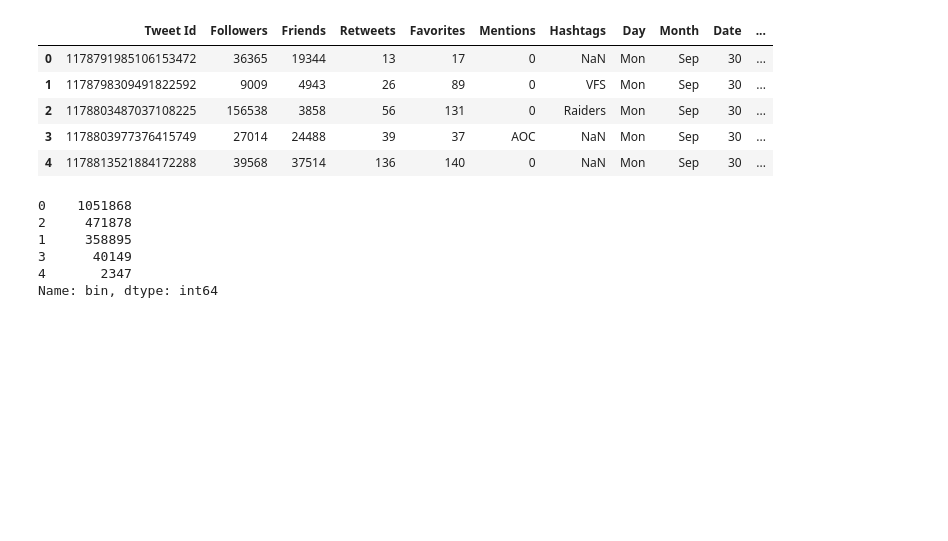
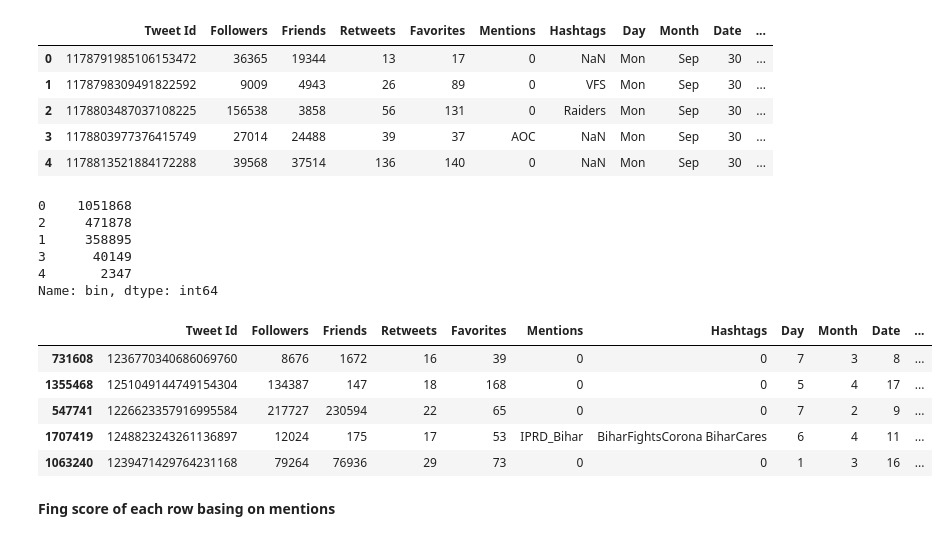
Before and after one commit to korupalli/ML-Project, a Jupyter notebook: balancing.ipynb, the cells around one changed output. Drawn from its saved outputs; the diff is of its cells as text; code cells hidden in the pictures; blank space fills up the shorter version.

Commit message:
Created 4 new columns basing on mentions and hashtags

```diff
--- a/balancing.ipynb
+++ b/balancing.ipynb
@@ -48,3 +49,34 @@ df_class_2_under = df_class_2.sample(2347)
 df_class_3_under = df_class_3.sample(2347)
 # %%
 df = pd.concat([df_class_0_under, df_class_1_under,df_class_2_under,df_class_3_under, df_class_4], axis=0)
+# %%
+frame = df
+# %%
+month_map={'Jan':1, 'Feb':2, 'Mar':3, 'Apr':4, 'May':5, 'Jun':6, 'Jul':7, 'Aug':8, 'Sep':9, 'Oct':10, 'Nov':11 , 'Dec':12}
+frame.Month = frame.Month.map(month_map)
+
+day_map={'Mon':1, 'Tue':2, 'Wed':3, 'Thu':4, 'Fri':5, 'Sat':6, 'Sun':7}
+frame.Day = frame.Day.map(day_map)
+
+frame.Month = frame.Month.astype(np.object)
+frame.Day = frame.Day.astype(np.object)
+frame.Date = frame.Date.astype(np.object)
+frame.Time = frame.Time.astype(np.object)
+frame.Year = frame.Year.astype(np.object)
+
+frame.Mentions.replace(np.NaN,0,inplace=True)
+frame['Mentions_count'] = frame.Mentions.apply(lambda x:0 if x==0 else len(x.split()))
+
+frame.Hashtags.replace(np.NaN,0,inplace=True)
+frame['Hashtags_count'] = frame.Hashtags.apply(lambda x:0 if x==0 else len(x.split()))
+# %%
+frame.head()
+# %% [output]
+|  | Tweet Id | Followers | Friends | Retweets | Favorites | Mentions | Hashtags | Day | Month | Date | ... |
+| 731608 | 1236770340686069760 | 8676 | 1672 | 16 | 39 | 0 | 0 | 7 | 3 | 8 | ... |
+| 1355468 | 1251049144749154304 | 134387 | 147 | 18 | 168 | 0 | 0 | 5 | 4 | 17 | ... |
+| 547741 | 1226623357916995584 | 217727 | 230594 | 22 | 65 | 0 | 0 | 7 | 2 | 9 | ... |
+| 1707419 | 1248823243261136897 | 12024 | 175 | 17 | 53 | IPRD_Bihar | BiharFightsCorona BiharCares | 6 | 4 | 11 | ... |
+| 1063240 | 1239471429764231168 | 79264 | 76936 | 29 | 73 | 0 | 0 | 1 | 3 | 16 | ... |
+# %% [markdown]
+**Fing score of each row basing on mentions**
```
Also changed, not shown: parts of 13 cells of this notebook.
